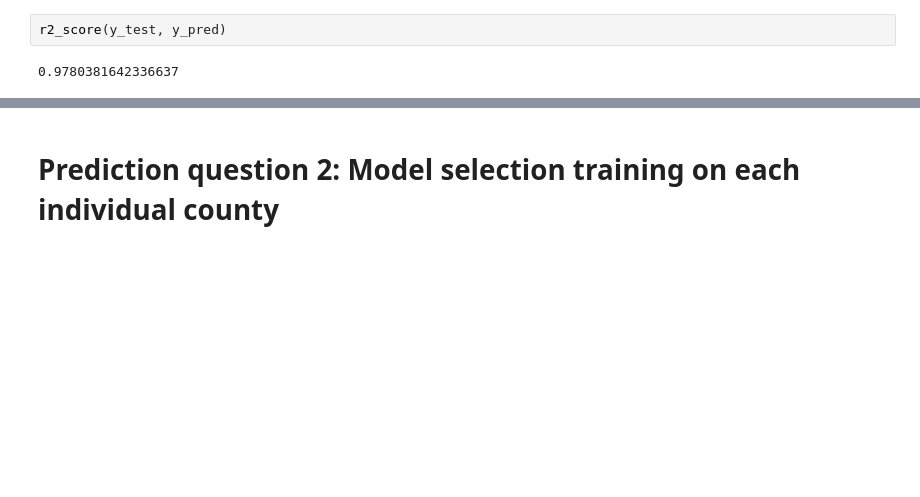
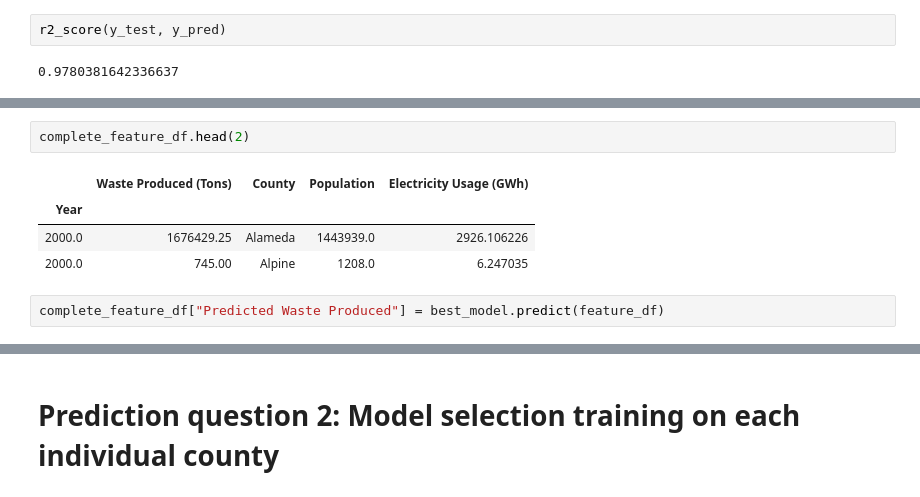
Before and after one commit to matthew-y-dong/ca-waste, a Jupyter notebook: modeling/modeling.ipynb, the cells around one changed output, grey strips where cells are left out. Drawn from its saved outputs; the diff is of its cells as text; blank space fills up the shorter version.

```diff
--- a/modeling/modeling.ipynb
+++ b/modeling/modeling.ipynb
@@ -211,0 +236,9 @@ r2_score(y_test, y_pred)
+# %%
+complete_feature_df.head(2)
+# %% [output]
+|  | Waste Produced (Tons) | County | Population | Electricity Usage (GWh) |
+| Year |  |  |  |  |
+| 2000.0 | 1676429.25 | Alameda | 1443939.0 | 2926.106226 |
+| 2000.0 | 745.00 | Alpine | 1208.0 | 6.247035 |
+# %%
+complete_feature_df["Predicted Waste Produced"] = best_model.predict(feature_df)
```
Also changed, not shown: parts of 7 cells of this notebook, 3 other files.
